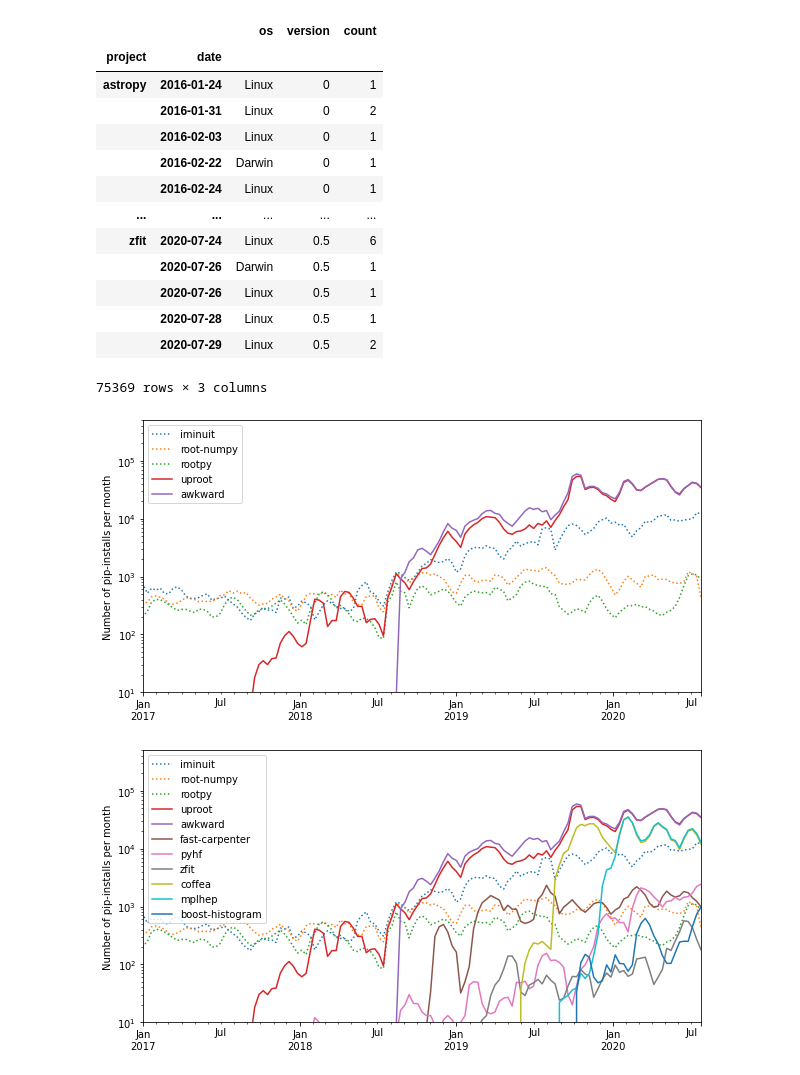
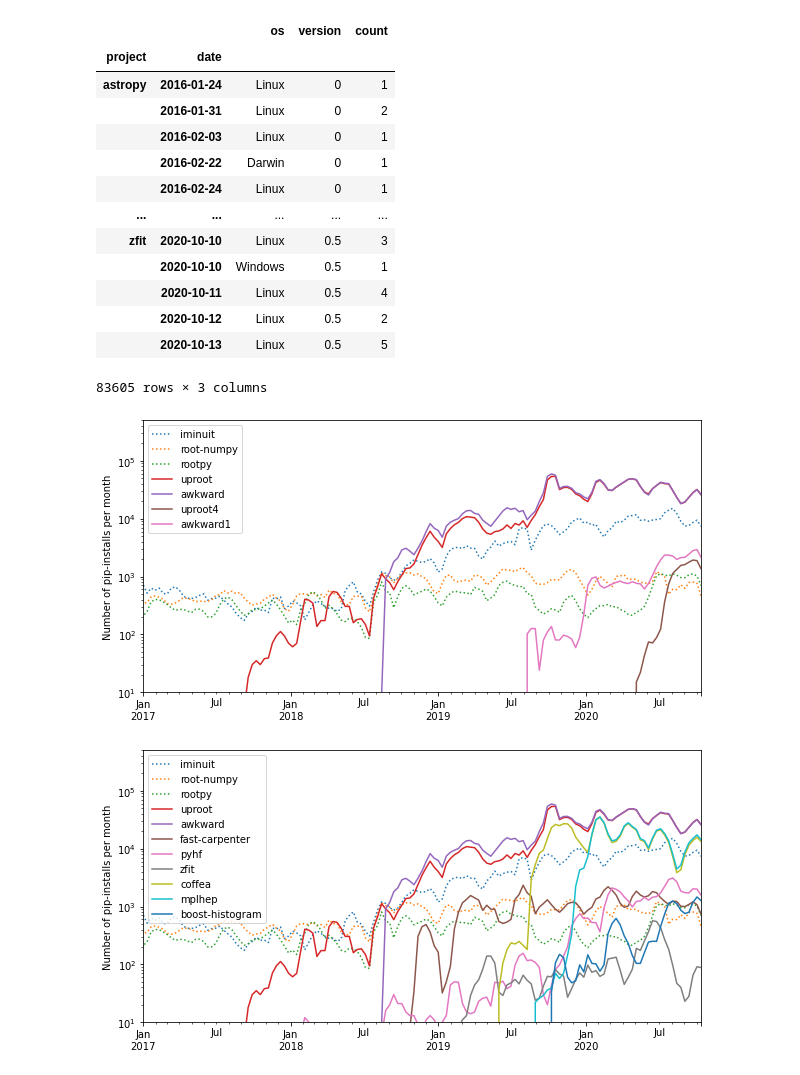
Before and after one commit to jpivarski-talks/2020-08-13-pyhep-debriefing, a Jupyter notebook: analyze-pip.ipynb, the cells around one changed output. Saved outputs shown, nothing was run; the diff lists cells and outputs as text; code cells hidden in the pictures.

Commit message:
Updated pip statistics

```diff
--- a/analyze-pip.ipynb
+++ b/analyze-pip.ipynb
@@ -2,7 +2,7 @@
 import pandas as pd
 import numpy as np
 # %%
-pip = pd.read_csv("/mnt/pip-statistics-2020.csv", parse_dates=["date"])
+pip = pd.read_csv("/mnt/pip-statistics-2020-oct.csv", parse_dates=["date"])
 pip.set_index(["project", "date"], inplace=True)
 pip
 # %% [output]
@@ -14,12 +14,12 @@ pip
 |  | 2016-02-22 | Darwin | 0 | 1 |
 |  | 2016-02-24 | Linux | 0 | 1 |
 | ... | ... | ... | ... | ... |
-| zfit | 2020-07-24 | Linux | 0.5 | 6 |
-|  | 2020-07-26 | Darwin | 0.5 | 1 |
-|  | 2020-07-26 | Linux | 0.5 | 1 |
-|  | 2020-07-28 | Linux | 0.5 | 1 |
-|  | 2020-07-29 | Linux | 0.5 | 2 |
+| zfit | 2020-10-10 | Linux | 0.5 | 3 |
+|  | 2020-10-10 | Windows | 0.5 | 1 |
+|  | 2020-10-11 | Linux | 0.5 | 4 |
+|  | 2020-10-12 | Linux | 0.5 | 2 |
+|  | 2020-10-13 | Linux | 0.5 | 5 |
-75369 rows × 3 columns
+83605 rows × 3 columns
 # %%
 packages = pip.index.levels[0].tolist()
 # %%
@@ -32,16 +32,16 @@ all_packages = pd.DataFrame(by_package, index=by_package["iminuit"].index).filln
 all_packages.iloc[-2].sort_values(ascending=False);
 # %%
 ax = all_packages[[
-    "iminuit", "root-numpy", "rootpy", "uproot", "awkward"
-]].rolling(3).sum().plot(logy=True, style=[":", ":", ":", "-", "-", "-", "-", "-", "-", "-"], figsize=(10, 5))
+    "iminuit", "root-numpy", "rootpy", "uproot", "awkward", "uproot4", "awkward1"
+]].rolling(3).sum().plot(logy=True, style=[":", ":", ":", "-", "-", "-", "-", "-", "-", "-", "-", "-"], figsize=(10, 5))
 ax.set_ylim(10, 500000)
 ax.set_xlim(pd.to_datetime("2017-01-01"), all_packages.index[-1])
 ax.legend(loc="upper left")
 ax.set_xlabel("")
 ax.set_ylabel("Number of pip-installs per month")
 ax.get_figure().savefig("PLOTS/pip-iminuit-rootnumpy-uproot-awkward.svg")
 # %% [output]
-[figure, old version]
+[figure, new version]
 # %%
 ax = all_packages[[
     "iminuit", "root-numpy", "rootpy", "uproot", "awkward", "fast-carpenter", "pyhf", "zfit", "coffea", "mplhep", "boost-histogram"
@@ -53,7 +53,7 @@ ax.set_xlabel("")
 ax.set_ylabel("Number of pip-installs per month")
 ax.get_figure().savefig("PLOTS/pip-iminuit-rootnumpy-rootpy-uproot-awkward-fastcarpenter-pyhf-zfit-coffea-mplhep-boosthistogram.svg")
 # %% [output]
-[figure, old version]
+[figure, new version]
 # %%
 ax = all_packages[[
     "iminuit", "root-numpy", "rootpy", "uproot", "awkward", "fast-carpenter", "pyhf", "zfit", "coffea", "mplhep", "boost-histogram"
```
Also changed, not shown: parts of 5 cells of this notebook, 6 other files.
